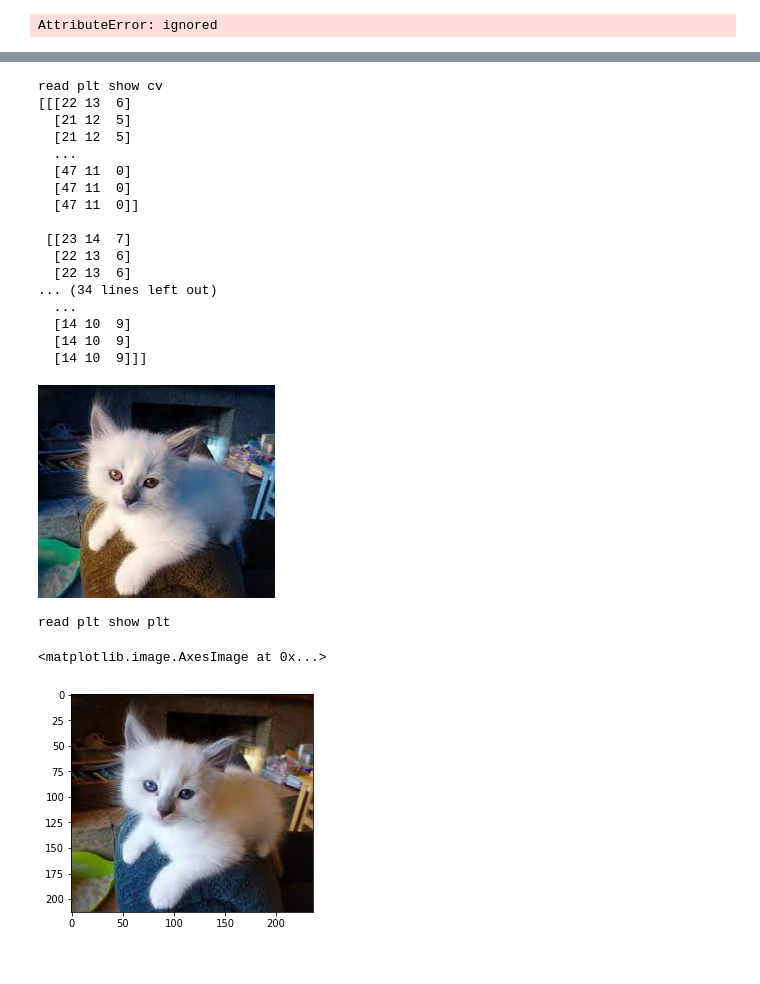
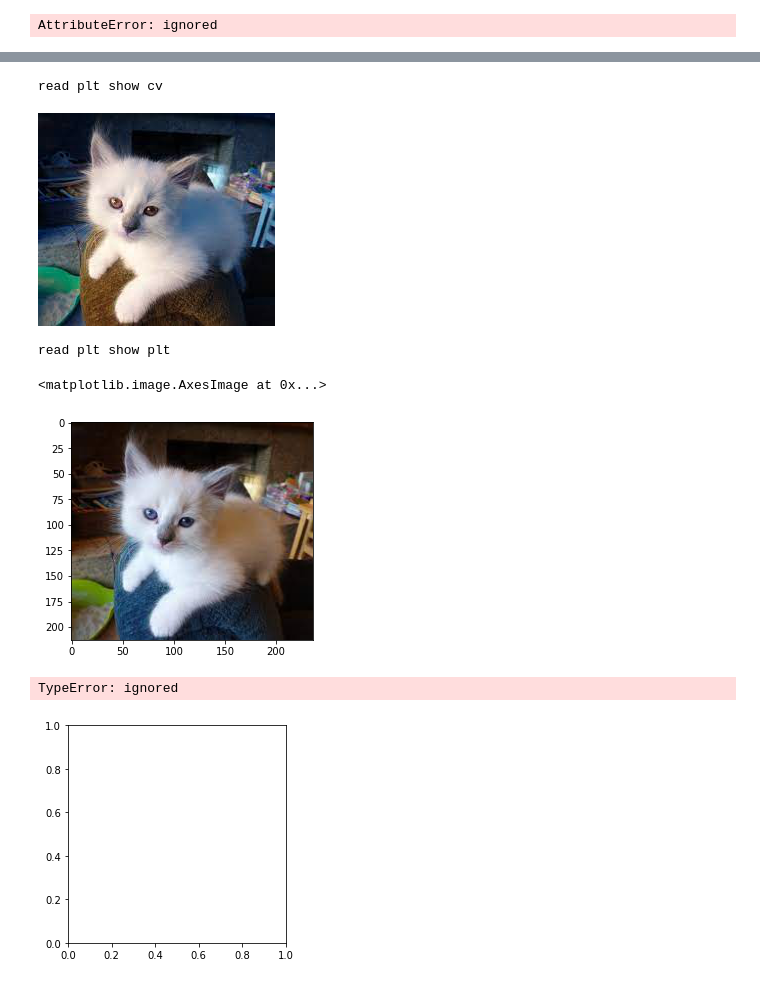
Before and after one commit to mustmentari/PCVK_Genap_2023, a Jupyter notebook: Week2.ipynb, the cells around one changed output, grey strips where cells are left out. Drawn from its saved outputs; the diff is of its cells as text; code cells hidden in the pictures.

```diff
--- a/Week2.ipynb
+++ b/Week2.ipynb
@@ -135,7 +121,7 @@ read cv show plt
 img=plt.imread('/content/drive/MyDrive/PCVK_MM/kitten.jpeg')
 # pe3= cv.cvtColor(pe, cv.COLOR_BGR2RGB)
 print("read plt show cv")
-print(img)
+# print(img)
 cv2_imshow(img)
 print("\n")
 
@@ -143,23 +129,13 @@ print("read plt show plt")
 plt.imshow(img)
 # %% [output]
 read plt show cv
-[[[22 13  6]
-  [21 12  5]
-  [21 12  5]
-  ...
-  [47 11  0]
-  [47 11  0]
-  [47 11  0]]
-
- [[23 14  7]
-  [22 13  6]
-  [22 13  6]
-... (34 lines left out)
-  ...
-  [14 10  9]
-  [14 10  9]
-  [14 10  9]]]
 [figure]
 read plt show plt
 <matplotlib.image.AxesImage at 0x...>
 [figure]
+# %%
+black_img = np.zeros(shape=(512,512,2),dtype=np.int16)
+plt.imshow(black_img)
+# %% [output]
+TypeError: ignored
+[figure, added]
```
Also changed, not shown: parts of 1 cell of this notebook.
